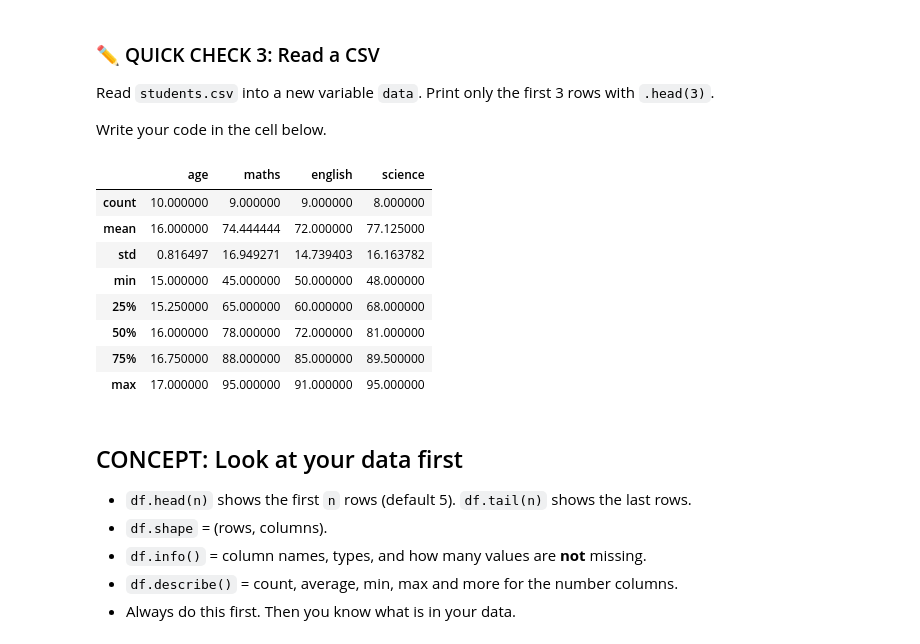
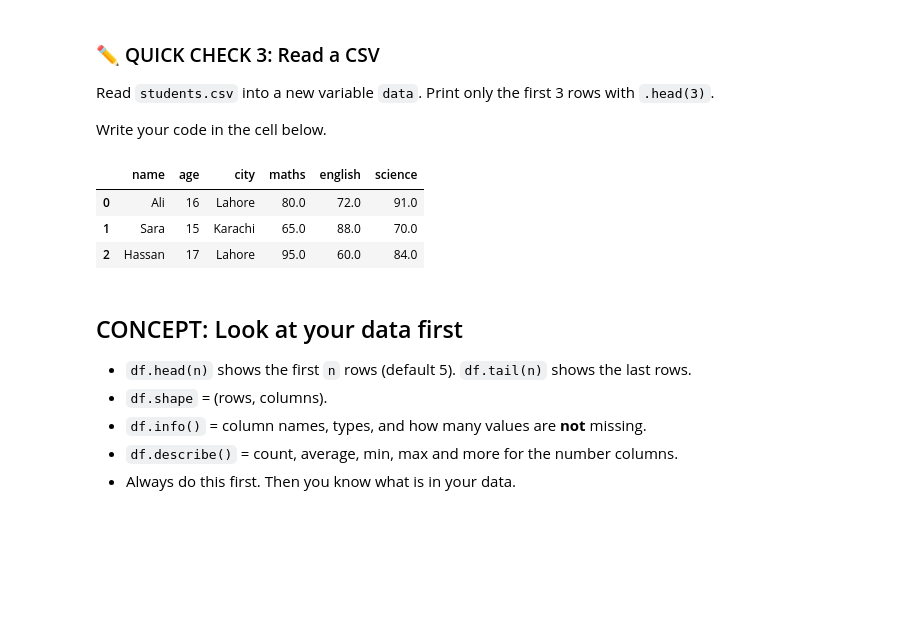
Before and after one commit to amnarashid14/Python-for-AI, a Jupyter notebook: notebooks/Week 3/Day 14/Day_14_Pandas_I.ipynb, the cells around one changed output. Saved outputs shown, nothing was run; the diff lists cells and outputs as text; code cells hidden in the pictures; blank space fills up the shorter version.

```diff
--- a/notebooks/Week 3/Day 14/Day_14_Pandas_I.ipynb
+++ b/notebooks/Week 3/Day 14/Day_14_Pandas_I.ipynb
@@ -148,17 +148,12 @@ Read `students.csv` into a new variable `data`. Print only the first 3 rows with
 Write your code in the cell below.
 # %%
 # Write your code here
-df.describe()
+df.head(3)
 # %% [output]
-|  | age | maths | english | science |
-| count | 10.000000 | 9.000000 | 9.000000 | 8.000000 |
-| mean | 16.000000 | 74.444444 | 72.000000 | 77.125000 |
-| std | 0.816497 | 16.949271 | 14.739403 | 16.163782 |
-| min | 15.000000 | 45.000000 | 50.000000 | 48.000000 |
-| 25% | 15.250000 | 65.000000 | 60.000000 | 68.000000 |
-| 50% | 16.000000 | 78.000000 | 72.000000 | 81.000000 |
-| 75% | 16.750000 | 88.000000 | 85.000000 | 89.500000 |
-| max | 17.000000 | 95.000000 | 91.000000 | 95.000000 |
+|  | name | age | city | maths | english | science |
+| 0 | Ali | 16 | Lahore | 80.0 | 72.0 | 91.0 |
+| 1 | Sara | 15 | Karachi | 65.0 | 88.0 | 70.0 |
+| 2 | Hassan | 17 | Lahore | 95.0 | 60.0 | 84.0 |
 # %% [markdown]
 ## CONCEPT: Look at your data first
 
```
Also changed, not shown: parts of 1 cell of this notebook, 4 other files.
